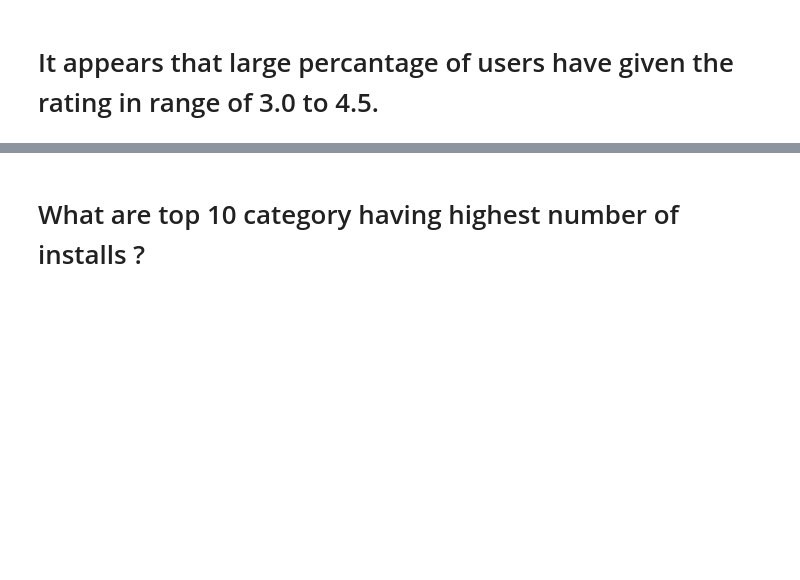
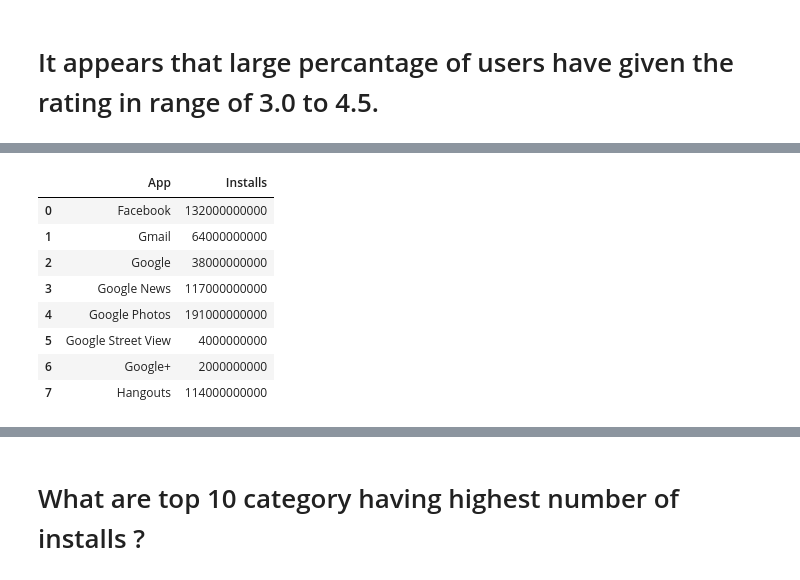
Before and after one commit to Akramkhan01/Capstone-Project-Play-Store-App-Review-Analysis, a Jupyter notebook: EDA_Play_Store_App_Review_Analysis_Capstone_Project.ipynb, the cells around one changed output, grey strips where cells are left out. Cells and saved outputs as stored; diff of their text form; code cells hidden in the pictures; blank space fills up the shorter version.

```diff
--- a/EDA_Play_Store_App_Review_Analysis_Capstone_Project.ipynb
+++ b/EDA_Play_Store_App_Review_Analysis_Capstone_Project.ipynb
@@ -719,0 +785,13 @@ plt.hist(google_data.Rating, bins=np.arange(1,5,0.5), color='green');
+# %%
+new=new.reset_index()
+new
+# %% [output]
+|  | App | Installs |
+| 0 | Facebook | 132000000000 |
+| 1 | Gmail | 64000000000 |
+| 2 | Google | 38000000000 |
+| 3 | Google News | 117000000000 |
+| 4 | Google Photos | 191000000000 |
+| 5 | Google Street View | 4000000000 |
+| 6 | Google+ | 2000000000 |
+| 7 | Hangouts | 114000000000 |
```
Also changed, not shown: parts of 14 cells of this notebook.
